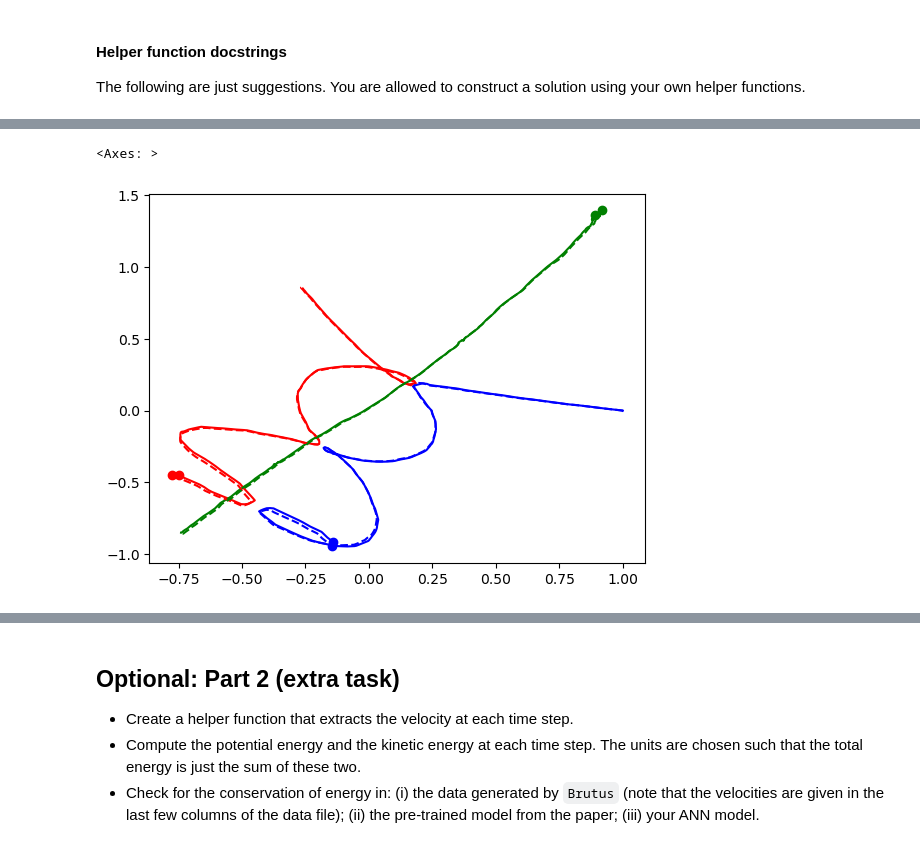
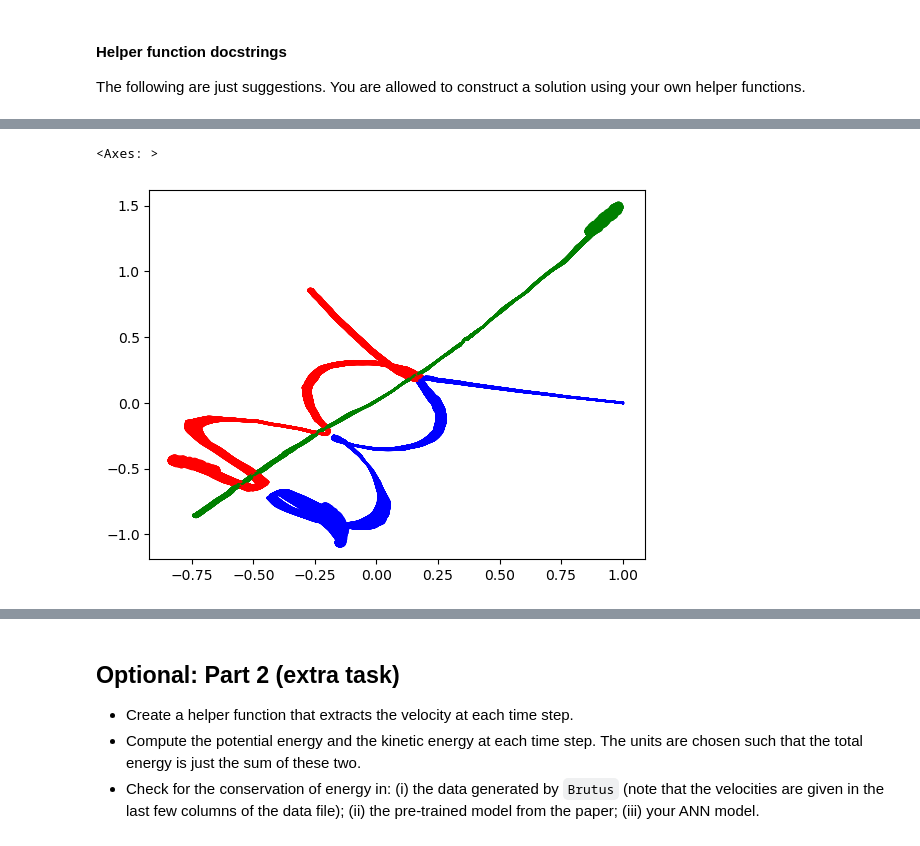
Before and after one commit to charbelnemer/tif285_project2, a Jupyter notebook: TIF285_Project2.ipynb, the cells around one changed output, grey strips where cells are left out. Saved outputs shown, nothing was run; the diff lists cells and outputs as text; code cells hidden in the pictures.

```diff
--- a/TIF285_Project2.ipynb
+++ b/TIF285_Project2.ipynb
@@ -259,11 +280,12 @@ print(x_val.shape)
 # %%
+#Creating tensorflow datasets and dividing it into batches
 train_dataset = tf.data.Dataset.from_tensor_slices((x_train, y_train))
 train_dataset = train_dataset.batch(68600,drop_remainder=True)
 
 val_dataset = tf.data.Dataset.from_tensor_slices((x_val, y_val))
 val_dataset = val_dataset.batch(7630,drop_remainder=True)
 
-
+#Creating the ANN-model by adding layers
 model = keras.Sequential()
 
 model.add(keras.layers.Flatten(input_shape=(3,)))
@@ -274,11 +296,16 @@ model.add(keras.layers.Dense(64, activation="relu"))
 model.add(keras.layers.Dense(64, activation="relu"))
 model.add(keras.layers.Dense(4, activation="linear"))
 
-optimizer=keras.optimizers.Adam(0.001, 0.5, 0.5)
-loss=keras.losses.MeanAbsoluteError()
+#Adding an optimizer and loss to the model
+optimizer = keras.optimizers.Adam(0.001, 0.5, 0.5)
+loss = keras.losses.MeanAbsoluteError()
 model.compile(loss = loss,optimizer = optimizer, metrics = ['mean_absolute_error'])
+
+#Fitting the model to the data
 t0 = time.time()
-history = model.fit(train_dataset, epochs=20, validation_data = val_dataset)
+history = model.fit(train_dataset, epochs=100, validation_data = val_dataset)
 t1 = time.time()
+
+#saving the model
 model.save("my_model.keras")
 # %% [output]
@@ -312,5 +340,6 @@ ax.legend(loc='best')
 # %%
-idx = indices_val[0]
+#Plotting the brutus, pre-trained ANN and the own ANN for one validation sample
+idx = indices_val[2]
 x_lab, y_lab = get_data(idx)
 
 predictions = pre_trained_model.predict(x_lab)
@@ -320,6 +349,9 @@ plot_trajectories(p1,p2,p3)
 predictions = model.predict(x_lab)
 p1, p2, p3 = get_trajectories(predictions)
 plot_trajectories(p1,p2,p3)
+
+p1, p2, p3 = get_trajectories(cleaned_data[idx,:,[1,2,3,4]].T)
+plot_trajectories(p1, p2, p3)
 # %% [output]
 32/32 [==============================] - 0s 2ms/step
 32/32 [==============================] - 0s 2ms/step
@@ -330,20 +375,22 @@ plot_trajectories(p1,p2,p3)
 fig,ax = plt.subplots(1,1)
 
 idx = 0
-x_preturbed, y_preturbed = get_data(idx)
-theta = np.random.uniform(low=0.0, high=2*np.pi, size=1000)
-preturb1 = 0.01*np.cos(theta)
-preturb2 = 0.01*np.sin(theta)
-x_preturbed[:,1] = x_preturbed[:,1]+preturb1
-x_preturbed[:,2] = x_preturbed[:,2]+preturb2
+x_lab, y_lab = get_data(idx)
+x_perturbed = np.zeros_like(x_lab)
 
-predictions = pre_trained_model.predict(x_preturbed)
-p1, p2, p3 = get_trajectories(predictions)
-plot_trajectories(p1,p2,p3,ax=ax)
+for i in range(100):
+    theta = np.random.uniform(low=0.0, high=2*np.pi, size=1)
+    perturb1 = 0.01*np.cos(theta)
+    perturb2 = 0.01*np.sin(theta)
+    x_perturbed[:,0] = x_lab[:,0]
+    x_perturbed[:,1] = x_lab[:,1]+perturb1
+    x_perturbed[:,2] = x_lab[:,2]+perturb2
 
-idx = 0
-x_lab, y_lab = get_data(idx)
+    predictions = pre_trained_model.predict(x_perturbed)
+    p1, p2, p3 = get_trajectories(predictions)
+    plot_trajectories(p1,p2,p3,ax=ax)
 
+#[0,243,486,755,973]
 predictions = pre_trained_model.predict(x_lab)
 p1, p2, p3 = get_trajectories(predictions)
 plot_trajectories(p1,p2,p3,ax=ax,linestyle='--')
@@ -353,2 +415,2 @@ plot_trajectories(p1,p2,p3,ax=ax,linestyle='--')
 <Axes: >
-[figure, old version]
+[figure, new version]
```
Also changed, not shown: parts of 17 cells of this notebook.
